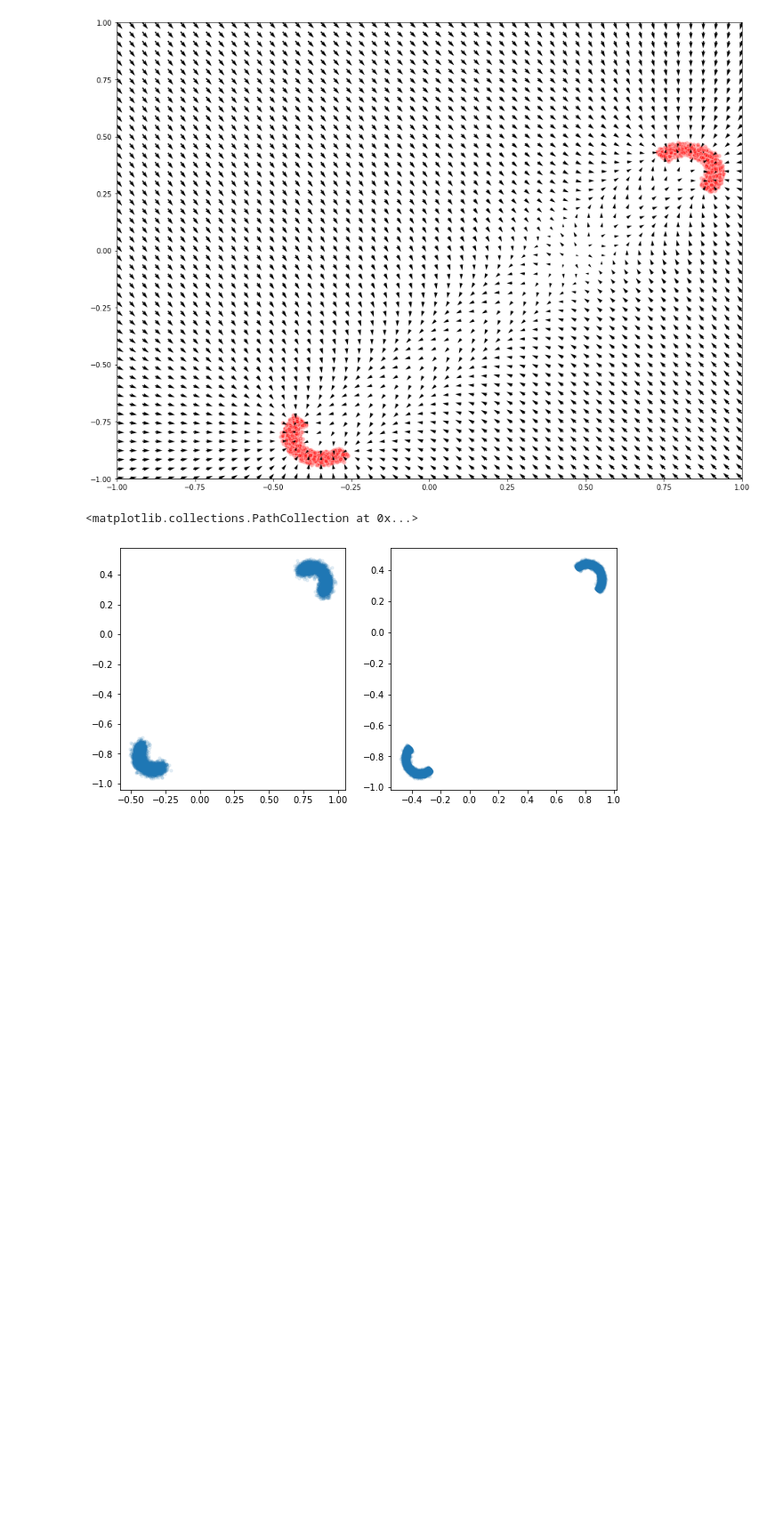
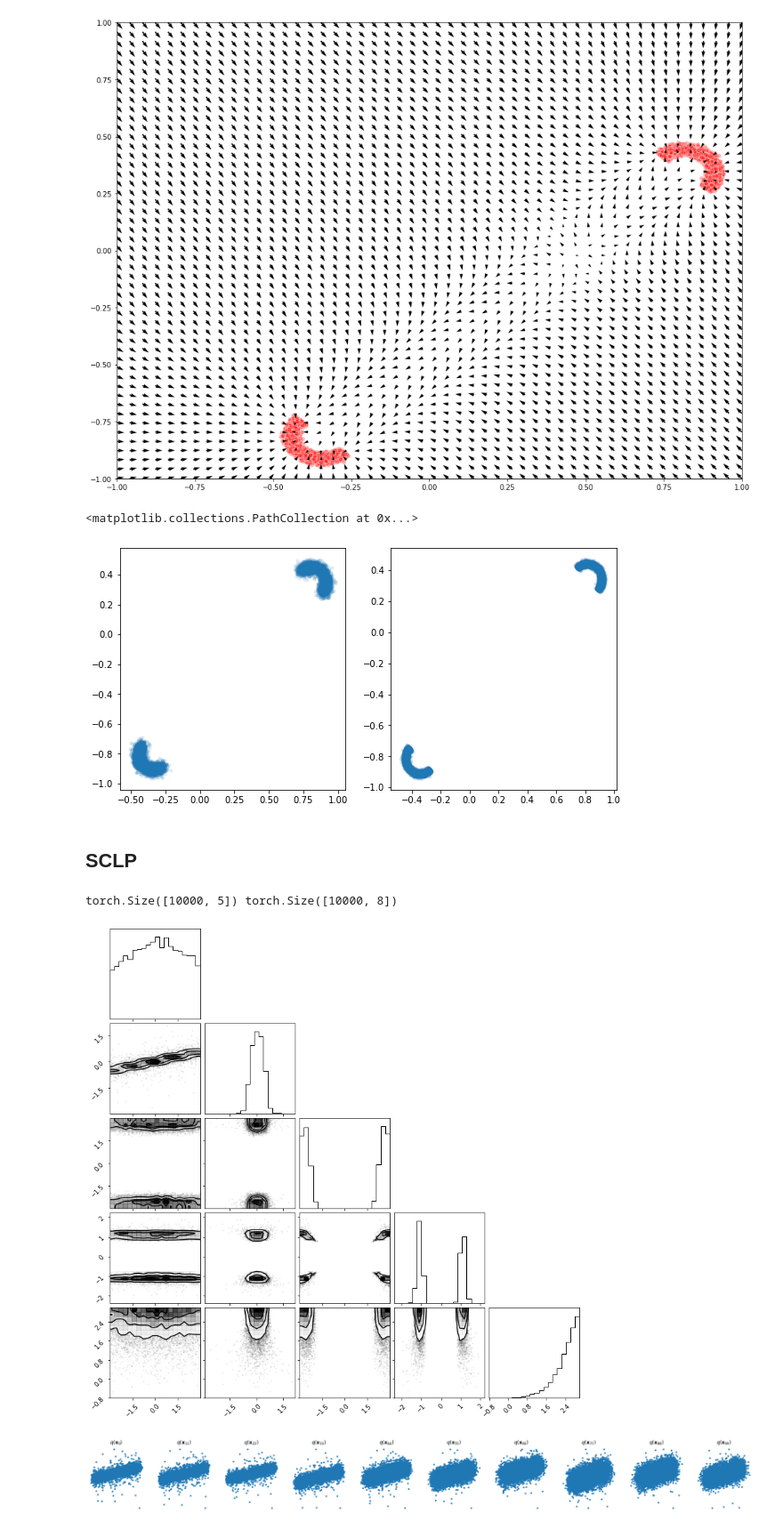
Before and after one commit to suicee/diffusion_for_inference, a Jupyter notebook: ncsm_sbi.ipynb, the cells around one changed output. Shown at 89% size. Saved outputs shown, nothing was run; the diff lists cells and outputs as text; code cells hidden in the pictures; blank space fills up the shorter version.

Commit message:
add sclp experiments

```diff
--- a/ncsm_sbi.ipynb
+++ b/ncsm_sbi.ipynb
@@ -130,3 +133,35 @@ plt.scatter(*ref_posterior.T, s=10, alpha=0.1)
 # %% [output]
 <matplotlib.collections.PathCollection at 0x...>
 [figure]
+# %% [markdown]
+## SCLP
+# %%
+
+
+task = sbibm.get_task("slcp")  # See sbibm.get_available_tasks() for all tasks
+prior = task.get_prior()
+simulator = task.get_simulator()
+
+# These objects can then be used for custom inference algorithms, e.g.
+# we might want to generate simulations by sampling from prior:
+thetas = prior(num_samples=10000)
+samples = simulator(thetas)
+
+print(thetas.shape,samples.shape)
+# %% [output]
+torch.Size([10000, 5]) torch.Size([10000, 8])
+# %%
+# load /work/dante/scripts/VMEval/dataset/sbibm_tasks/two_moons/files/num_observation_1/observation.csv as array
+obs_loc='/work/dante/scripts/VMEval/dataset/sbibm_tasks/slcp/files/num_observation_1'
+
+obs=np.loadtxt(os.path.join(obs_loc,'observation.csv'),delimiter=',',skiprows=1)
+
+# obs_qt=qt.transform(obs.reshape(1,-1)).reshape(-1)
+
+true_theta=np.loadtxt(os.path.join(obs_loc,'true_parameters.csv'),delimiter=',',skiprows=1)
+
+ref_posterior=np.loadtxt(os.path.join(obs_loc,'reference_posterior_samples.csv'),delimiter=',',skiprows=1)
+
+corner(ref_posterior);
+# %% [output]
+[figure, added]
@@ -132,0 +170,4 @@ plt.scatter(*ref_posterior.T, s=10, alpha=0.1)
+# %%
+ns.visualize_noise(torch.tensor(ref_posterior))
+# %% [output]
+[figure, added]
```
Also changed, not shown: parts of 8 cells of this notebook, 1 other file.
